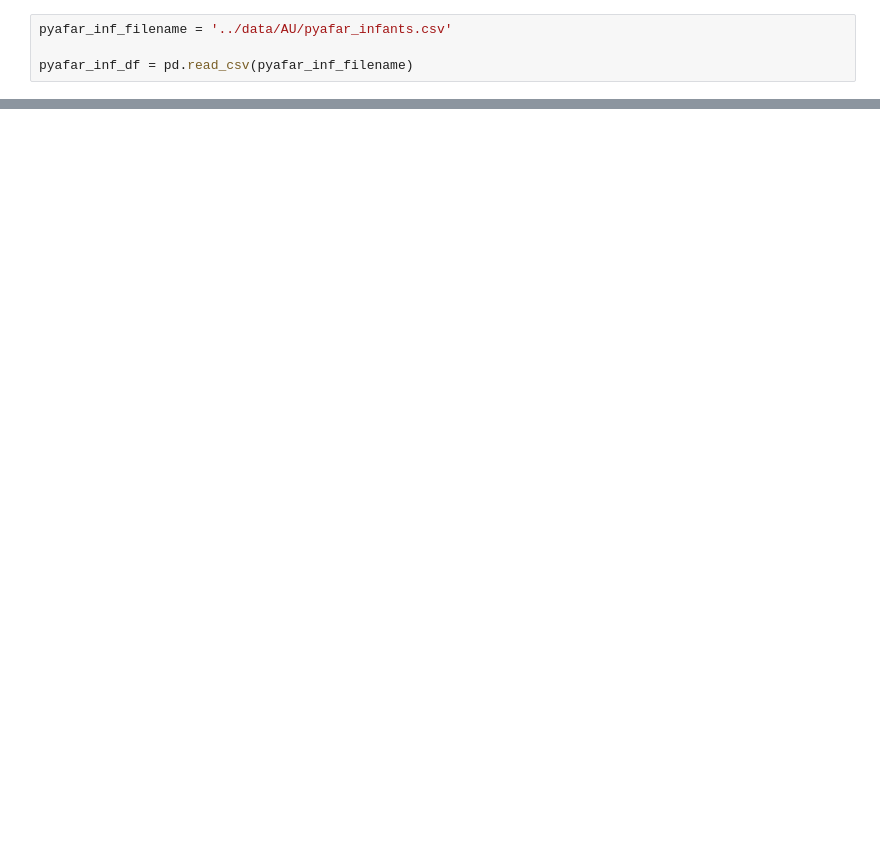
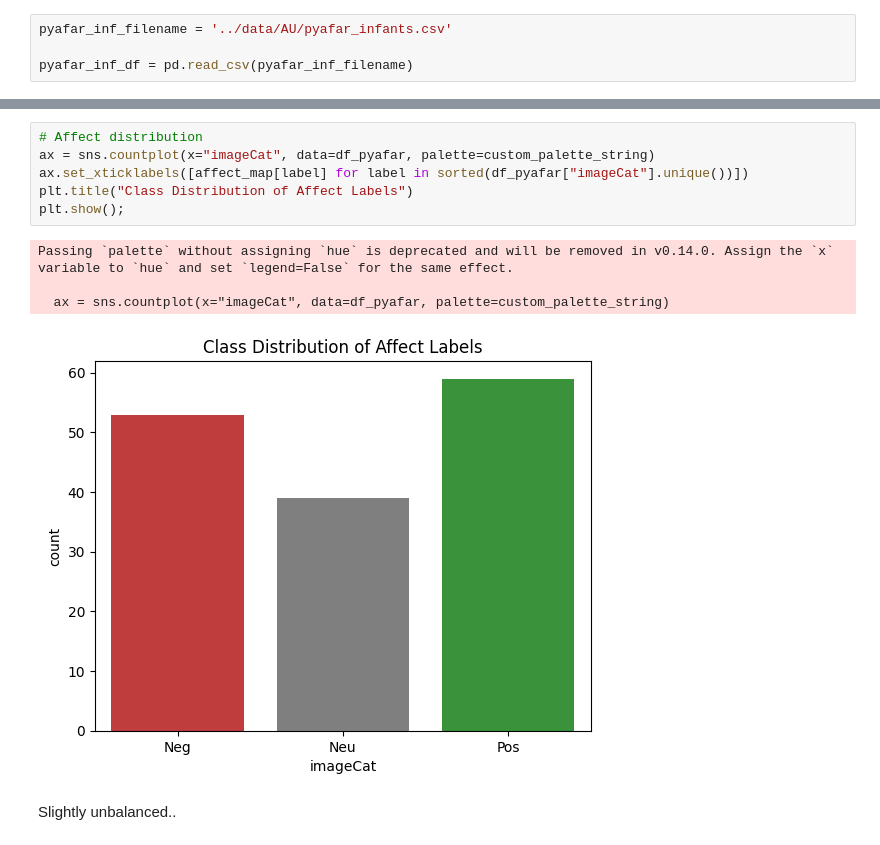
Before and after one commit to florentinafabregas/affect-recognition-infants, a Jupyter notebook: notebooks/main.ipynb, the cells around one changed output, grey strips where cells are left out. Drawn from its saved outputs; the diff is of its cells as text; blank space fills up the shorter version.

```diff
--- a/notebooks/main.ipynb
+++ b/notebooks/main.ipynb
@@ -26 +63,14 @@ df_pyafar.head()
+# %%
+# Affect distribution
+ax = sns.countplot(x="imageCat", data=df_pyafar, palette=custom_palette_string)
+ax.set_xticklabels([affect_map[label] for label in sorted(df_pyafar["imageCat"].unique())])
+plt.title("Class Distribution of Affect Labels")
+plt.show();
+# %% [output]
+Passing `palette` without assigning `hue` is deprecated and will be removed in v0.14.0. Assign the `x` variable to `hue` and set `legend=False` for the same effect.
+
+  ax = sns.countplot(x="imageCat", data=df_pyafar, palette=custom_palette_string)
+[figure, added]
+# %% [markdown]
+Slightly unbalanced..
 # %%
```
Also changed, not shown: parts of 11 cells of this notebook, 2 other files.
